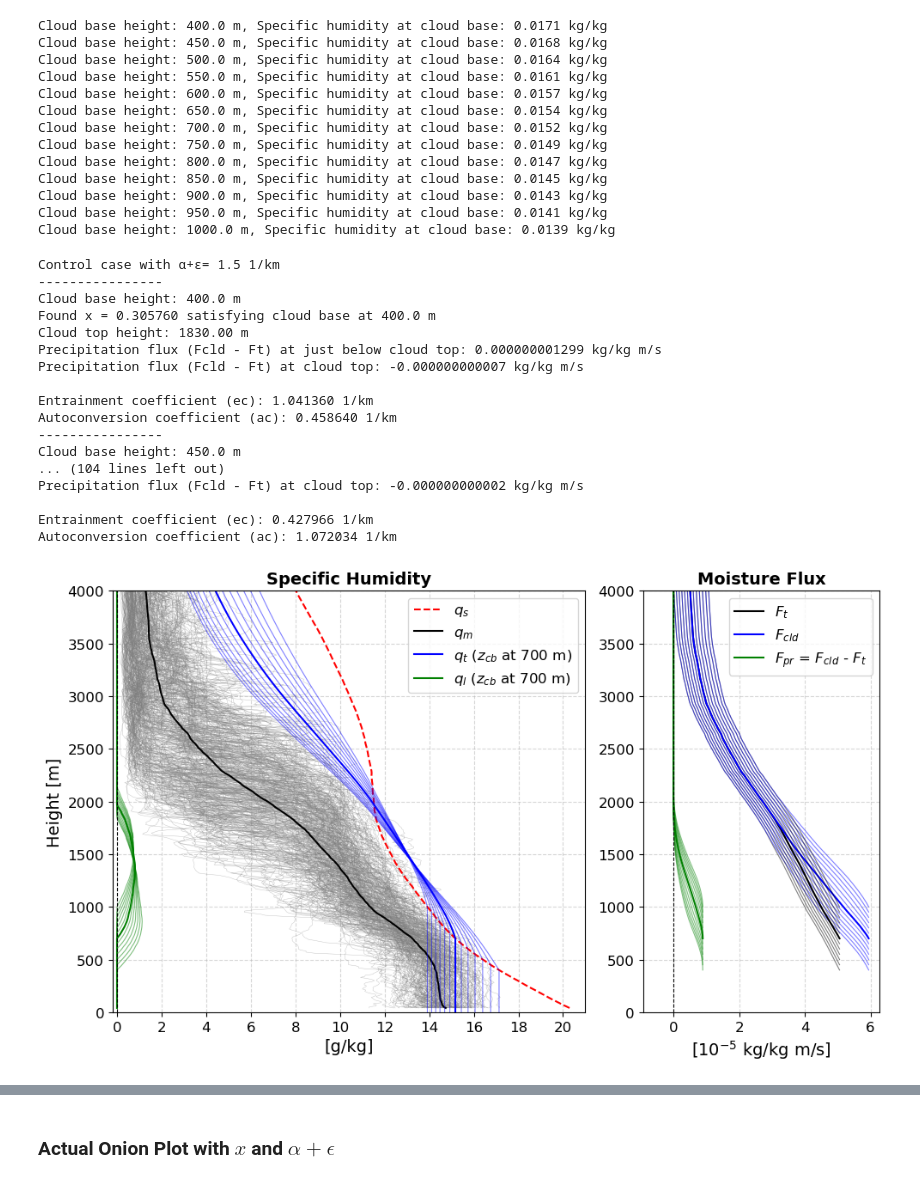
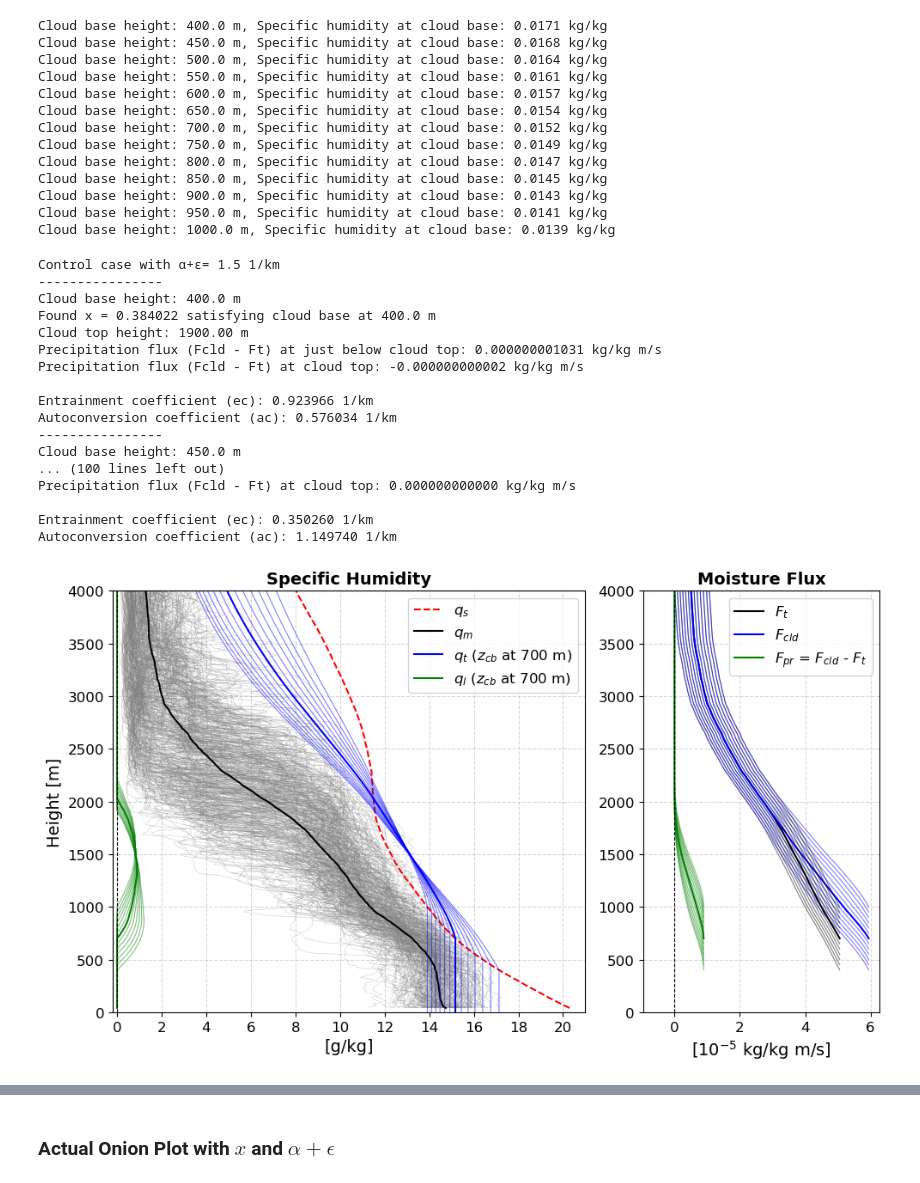
Before and after one commit to deszoeke/trade-cu-model, a Jupyter notebook: src/python/sensitivity_cbh_onion.ipynb, the cells around one changed output, grey strips where cells are left out. Drawn from its saved outputs; the diff is of its cells as text; code cells hidden in the pictures.

```diff
--- a/src/python/sensitivity_cbh_onion.ipynb
+++ b/src/python/sensitivity_cbh_onion.ipynb
@@ -57,8 +57,10 @@ def q_total(ae, dz, x, qs, qm, q_zcb, izcb):
             qt[iz+1] = ( (1-a2/2) * qt[iz] + a2*Q2 ) / (1 + a2/2)
     return qt
 
-def cloudflux(ae, dz, x, ql, qm, qs, Ft, izcb, Ecb, rho_L):
-    Q = x * ae * ql / (qs - qm) * dz
+# def cloudflux(ae, dz, x, ql, qm, qs, Ft, izcb, Ecb, rho_L):
+#     Q = x * ae * ql / (qs - qm) * dz
+def cloudflux(ae, dz, x, ql, qm, qt, Ft, izcb, Ecb, rho_L):
+    Q = x * ae * ql / (qt - qm) * dz
     Fcld = Ft.copy()
     Fcld[:] = np.nan
     Fcld[izcb] = Ecb / rho_L
@@ -197,7 +199,8 @@ for jzcb in range(len(zcb)):
         izct = np.where(ql[izcb+1:] == 0)[0][0] + izcb
 
         # Calculations: cloud fluxes for control case
-        Fcld = cloudflux(ae, dz, x, ql, qm, qs, Ft, izcb, Ecb, rhosfc_L)
+        # Fcld = cloudflux(ae, dz, x, ql, qm, qs, Ft, izcb, Ecb, rhosfc_L)
+        Fcld = cloudflux(ae, dz, x, ql, qm, qt, Ft, izcb, Ecb, rhosfc_L)
         Fpr = Fcld - Ft # Precipitation flux must be zero above cloud top
 
         # Check if the precipitation flux condition is satisfied
@@ -245,43 +248,43 @@ for jzcb in range(len(zcb)):
     ax2.set_ylim(0, 4000)
     ax2.tick_params(axis='x', labelsize=12)
     ax2.tick_params(axis='y', labelsize=12)
     ax2.set_xlabel(r'[$10^{-5}$ kg/kg m/s]', fontsize=14)
     ax2.set_title('Moisture Flux', fontsize=14, fontweight='bold')
     ax2.grid(linestyle='--', alpha=0.5)
     ### --- Plot --- ###
 
     ec = (1 - x) * ae # entrainment coefficient
     ac = x * ae       # autoconversion coefficient
     print('')
     print(f"Entrainment coefficient (ec): {ec*1000:.6f} 1/km")
     print(f"Autoconversion coefficient (ac): {ac*1000:.6f} 1/km")
 
 # Final touches
 ax1.axvline(0, color='k', linestyle='--', linewidth=0.8)
 ax2.axvline(0, color='k', linestyle='--', linewidth=0.8)
 ax1.legend(fontsize=12, loc='upper right')
 ax2.legend(fontsize=12, loc='upper right')
 
 plt.tight_layout()
 plt.show()
 # %% [output]
 Control case with α+ϵ= 1.5 1/km
 ----------------
 Cloud base height: 400.0 m
-Found x = 0.305760 satisfying cloud base at 400.0 m
-Cloud top height: 1830.00 m
-Precipitation flux (Fcld - Ft) at just below cloud top: 0.000000001299 kg/kg m/s
-Precipitation flux (Fcld - Ft) at cloud top: -0.000000000007 kg/kg m/s
+Found x = 0.384022 satisfying cloud base at 400.0 m
+Cloud top height: 1900.00 m
+Precipitation flux (Fcld - Ft) at just below cloud top: 0.000000001031 kg/kg m/s
+Precipitation flux (Fcld - Ft) at cloud top: -0.000000000002 kg/kg m/s
 
-Entrainment coefficient (ec): 1.041360 1/km
-Autoconversion coefficient (ac): 0.458640 1/km
+Entrainment coefficient (ec): 0.923966 1/km
+Autoconversion coefficient (ac): 0.576034 1/km
 ----------------
 Cloud base height: 450.0 m
-... (104 lines left out)
-Precipitation flux (Fcld - Ft) at cloud top: -0.000000000002 kg/kg m/s
+... (100 lines left out)
+Precipitation flux (Fcld - Ft) at cloud top: 0.000000000000 kg/kg m/s
 
-Entrainment coefficient (ec): 0.427966 1/km
-Autoconversion coefficient (ac): 1.072034 1/km
+Entrainment coefficient (ec): 0.350260 1/km
+Autoconversion coefficient (ac): 1.149740 1/km
-[figure, old version]
+[figure, new version]
 # %% [markdown]
 ### Various combinations of $\alpha+\epsilon$
```
Also changed, not shown: parts of 5 cells of this notebook.
